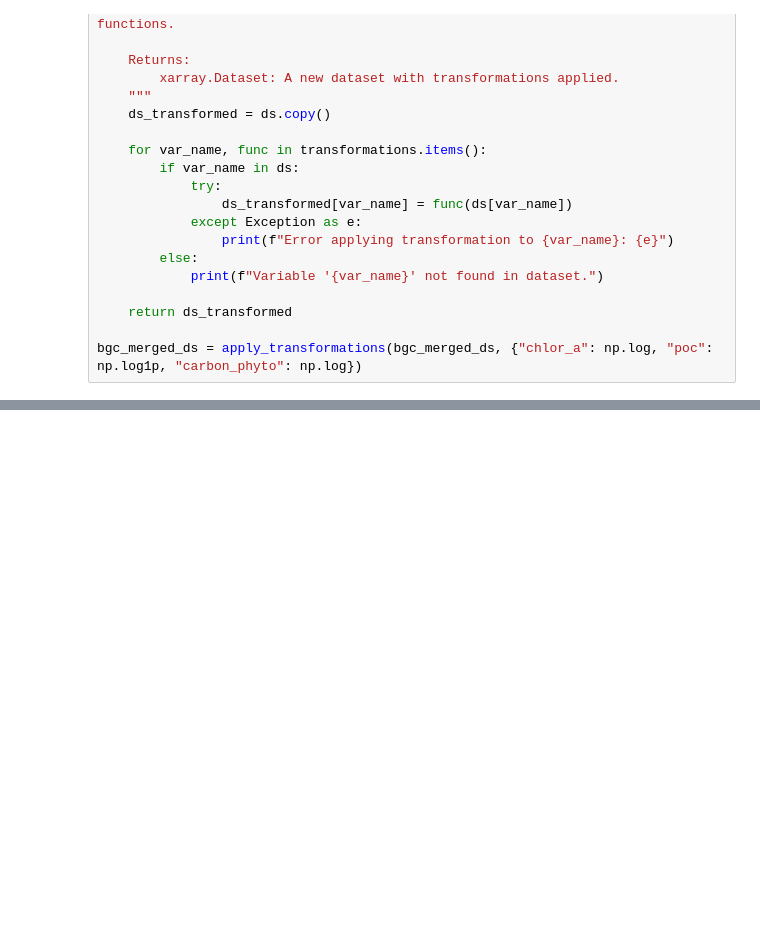
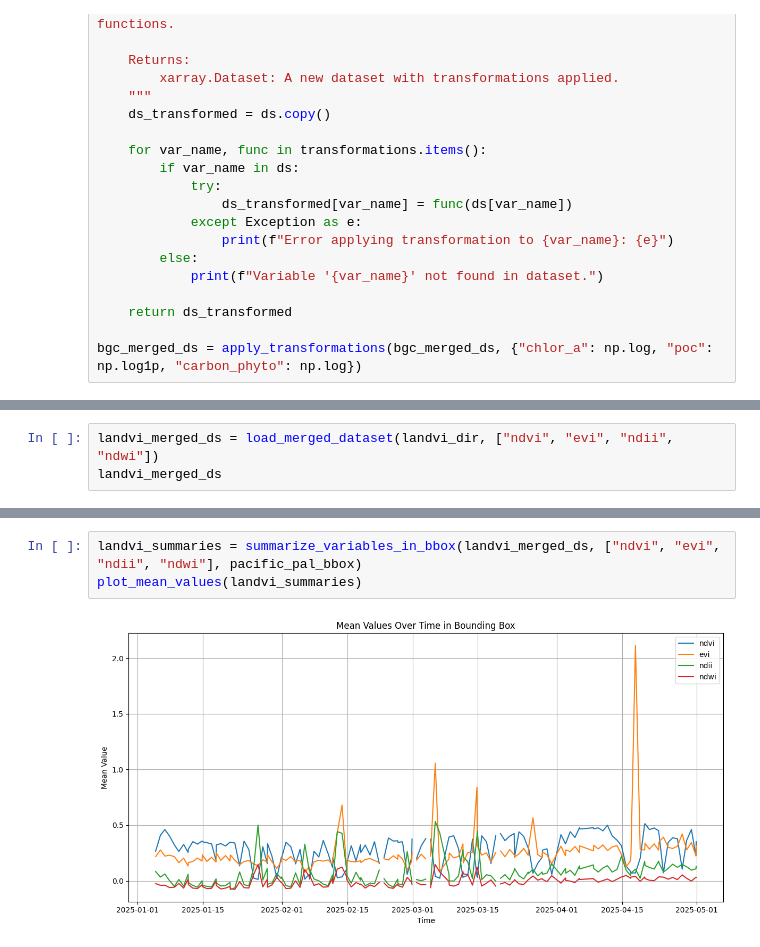
Before and after one commit to katelyn-wang/pace-wildfires, a Jupyter notebook: notebooks/la_fires_analysis.ipynb, the cells around one changed output, grey strips where cells are left out. Saved outputs shown, nothing was run; the diff lists cells and outputs as text; blank space fills up the shorter version.

```diff
--- a/notebooks/la_fires_analysis.ipynb
+++ b/notebooks/la_fires_analysis.ipynb
@@ -353,0 +445,3 @@ plot_mean_values(transformed_bgc_summaries)
+# %%
+landvi_merged_ds = load_merged_dataset(landvi_dir, ["ndvi", "evi", "ndii", "ndwi"])
+landvi_merged_ds
@@ -353,0 +461,5 @@ plot_mean_values(transformed_bgc_summaries)
+# %%
+landvi_summaries = summarize_variables_in_bbox(landvi_merged_ds, ["ndvi", "evi", "ndii", "ndwi"], pacific_pal_bbox)
+plot_mean_values(landvi_summaries)
+# %% [output]
+[figure, added]
```
Also changed, not shown: parts of 13 cells of this notebook.
